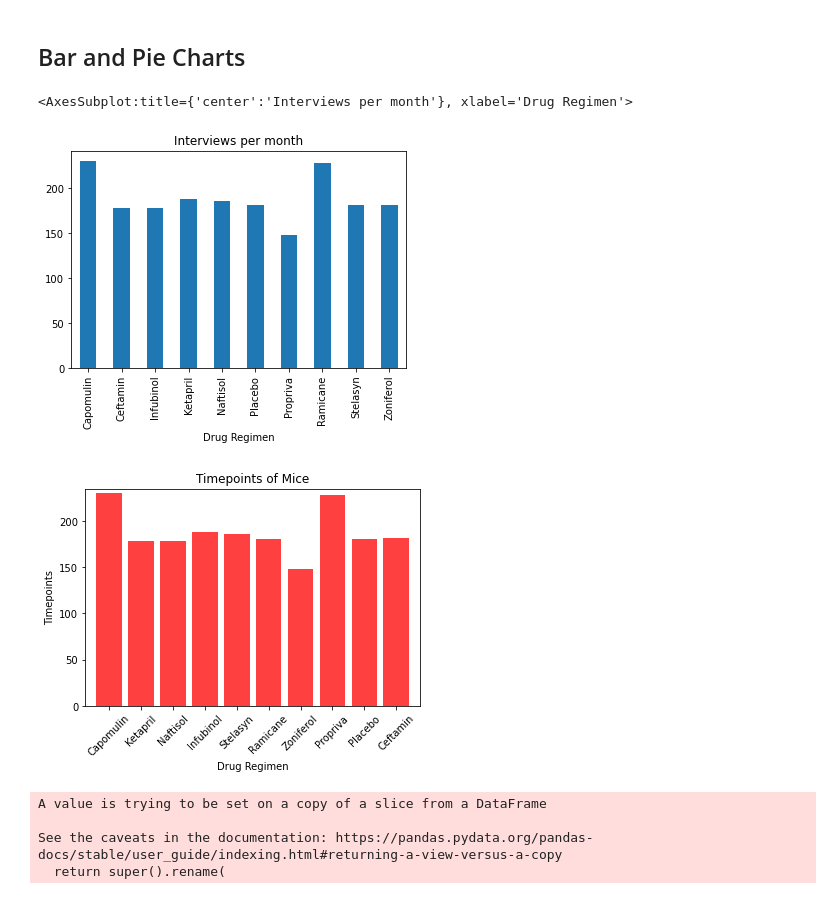
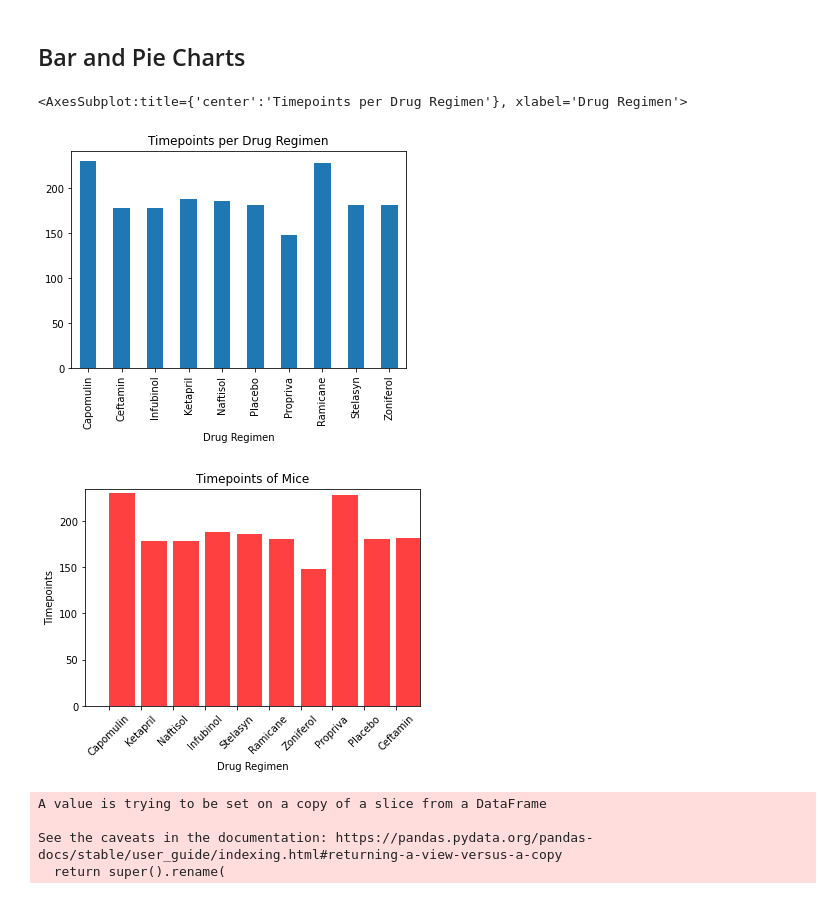
Before and after one commit to jhurley684/05-matplotlib-Pymaceuticals, a Jupyter notebook: Instructions/Pymaceuticals/pymaceuticals_starter.ipynb, the cells around one changed output. Drawn from its saved outputs; the diff is of its cells as text; code cells hidden in the pictures.

Commit message:
Up to scatter plots

```diff
--- a/Instructions/Pymaceuticals/pymaceuticals_starter.ipynb
+++ b/Instructions/Pymaceuticals/pymaceuticals_starter.ipynb
@@ -135,45 +136,44 @@ merge_mice.groupby("Drug Regimen").agg({"Tumor Volume (mm3)" : [np.mean, np.medi
 # %%
 # Generate a bar plot showing the total number of timepoints for all mice tested for each drug regimen using pandas.
 
+# Count number of timepoints per regimen
+count_timepoints = regimen_group['Timepoint'].count()
 count_timepoints
-count_timepoints.plot(kind='bar' , x='Drug Regimen', title='Interviews per month')
+count_timepoints.plot(kind='bar' , x='Drug Regimen', title='Timepoints per Drug Regimen')
 # %% [output]
-<AxesSubplot:title={'center':'Interviews per month'}, xlabel='Drug Regimen'>
+<AxesSubplot:title={'center':'Timepoints per Drug Regimen'}, xlabel='Drug Regimen'>
-[figure, old version]
+[figure, new version]
 # %%
 # Generate a bar plot showing the total number of timepoints for all mice tested for each drug regimen using Pyplot.
 
 # Group by Drug Regimen
 regimen_group = merge_mice.groupby('Drug Regimen')
-
-# Count number of timepoints per regimen
-count_timepoints = regimen_group['Timepoint'].count()
 
 # # # Data for plotting
 regimen_list = merge_mice['Drug Regimen'].unique()
 regimen_list2 = regimen_list.tolist()
 timepoints_list = count_timepoints.tolist()
 
 # Set tick locations for bar chart
 x_axis = np.arange(0, len(regimen_list2))
 tick_locations = []
 for x in x_axis:
     tick_locations.append(x)
 
 
 plt.title('Timepoints of Mice')
 plt.xlabel('Drug Regimen')
 plt.ylabel('Timepoints')
 
 plt.xlim(-0.75, len(regimen_list2)-.25)
 plt.ylim(0, max(timepoints_list) + 5)
 
-plt.bar(x_axis, timepoints_list, facecolor="red", alpha=0.75, align="center")
+plt.bar(x_axis, timepoints_list, facecolor="red", alpha=0.75, align="edge")
 plt.xticks(tick_locations, regimen_list2)
 plt.xticks(rotation = 45)
 plt.show()
 # %% [output]
-[figure, old version]
+[figure, new version]
 # %%
 # Generate a pie plot showing the distribution of female versus male mice using pandas
 
```
Also changed, not shown: parts of 12 cells of this notebook.
